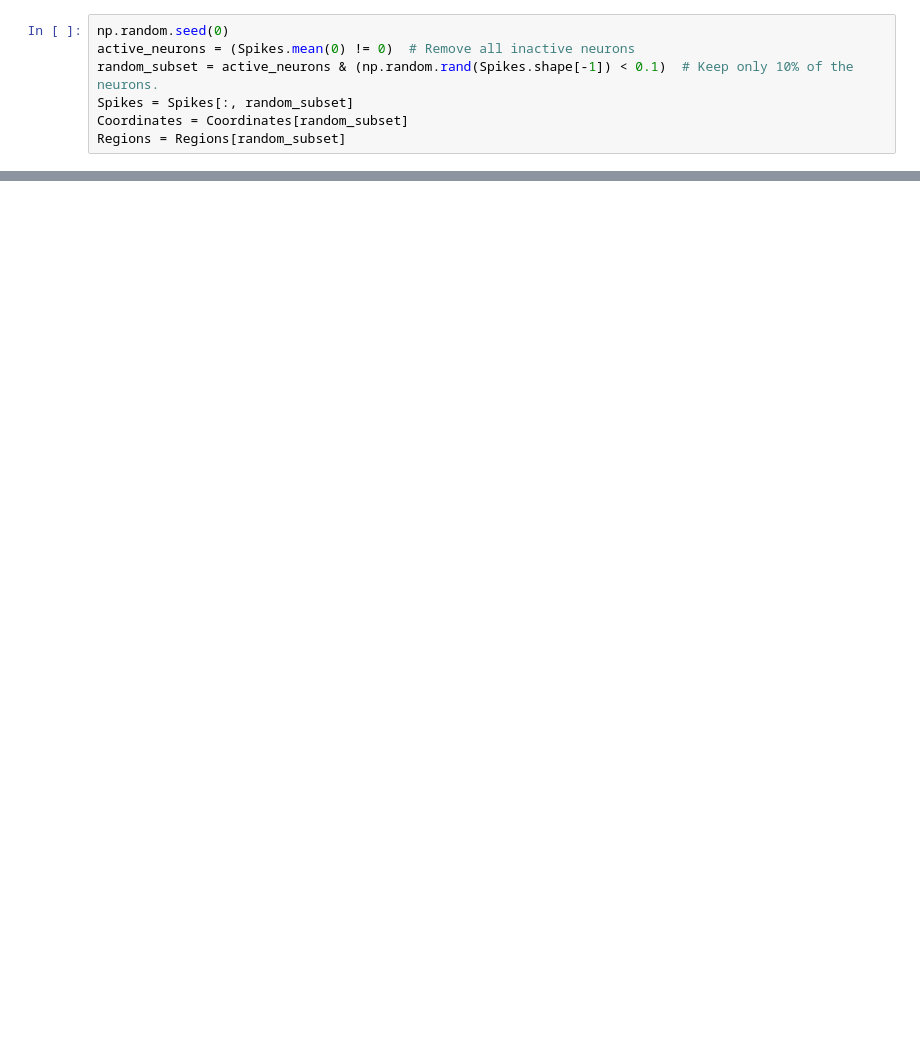
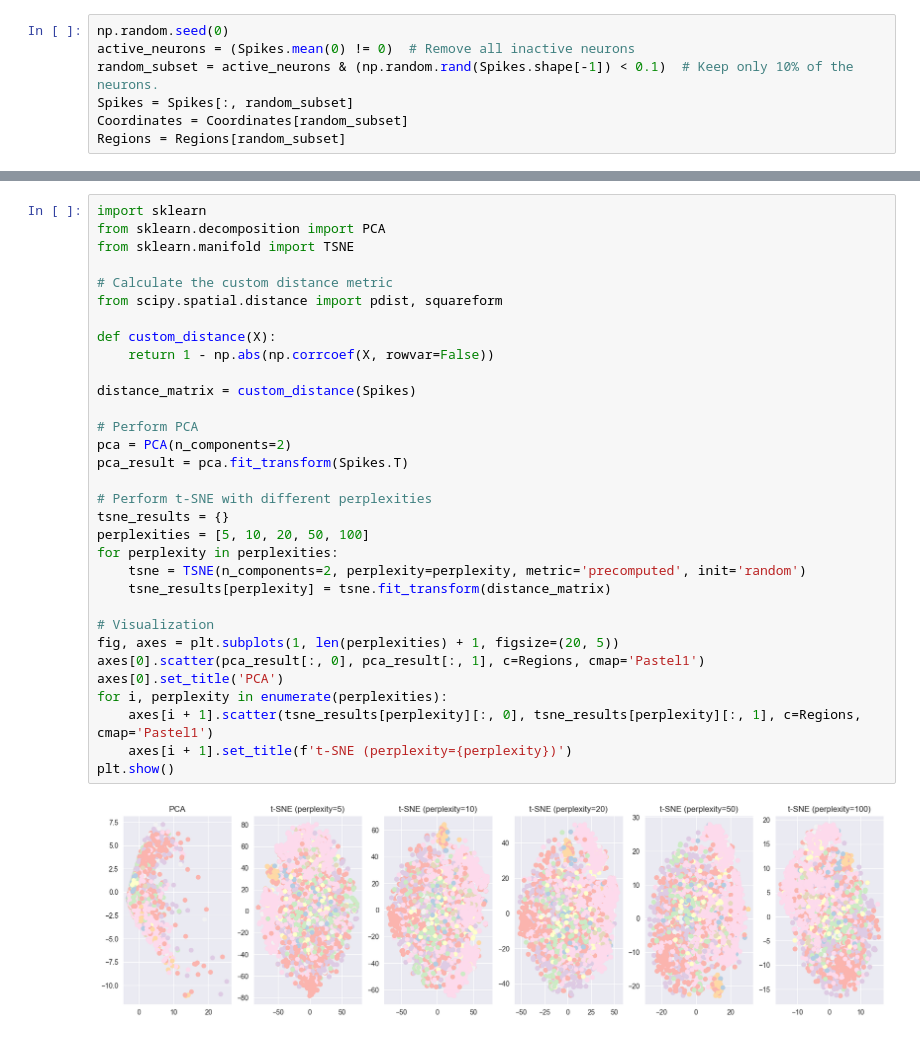
Before and after one commit to nirgoren/biology-hw1, a Jupyter notebook: MLCB Unsupervised Representation.ipynb, the cells around one changed output, grey strips where cells are left out. Cells and saved outputs as stored; diff of their text form; blank space fills up the shorter version.

```diff
--- a/MLCB Unsupervised Representation.ipynb
+++ b/MLCB Unsupervised Representation.ipynb
@@ -169 +105,35 @@ for perp in perplexities:
+# %%
+import sklearn
+from sklearn.decomposition import PCA
+from sklearn.manifold import TSNE
+
+# Calculate the custom distance metric
+from scipy.spatial.distance import pdist, squareform
+
+def custom_distance(X):
+    return 1 - np.abs(np.corrcoef(X, rowvar=False))
+
+distance_matrix = custom_distance(Spikes)
+
+# Perform PCA
+pca = PCA(n_components=2)
+pca_result = pca.fit_transform(Spikes.T)
+
+# Perform t-SNE with different perplexities
+tsne_results = {}
+perplexities = [5, 10, 20, 50, 100]
+for perplexity in perplexities:
+    tsne = TSNE(n_components=2, perplexity=perplexity, metric='precomputed', init='random')
+    tsne_results[perplexity] = tsne.fit_transform(distance_matrix)
+
+# Visualization
+fig, axes = plt.subplots(1, len(perplexities) + 1, figsize=(20, 5))
+axes[0].scatter(pca_result[:, 0], pca_result[:, 1], c=Regions, cmap='Pastel1')
+axes[0].set_title('PCA')
+for i, perplexity in enumerate(perplexities):
+    axes[i + 1].scatter(tsne_results[perplexity][:, 0], tsne_results[perplexity][:, 1], c=Regions, cmap='Pastel1')
+    axes[i + 1].set_title(f't-SNE (perplexity={perplexity})')
+plt.show()
+# %% [output]
+[figure, added]
 # %% [markdown]
```
Also changed, not shown: parts of 21 cells of this notebook, 1 other file.
